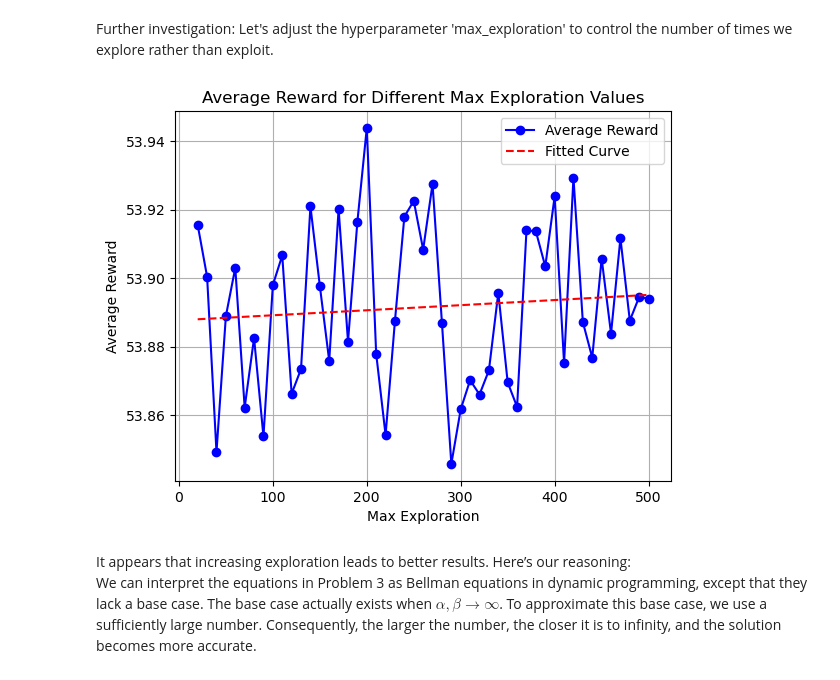
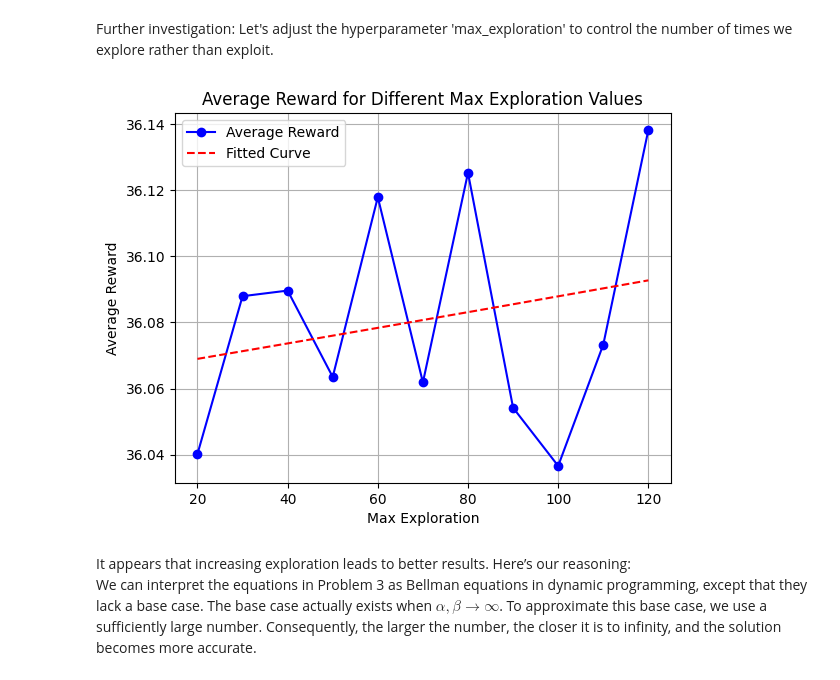
Before and after one commit to XiongWenye/Bandit-Learning, a Jupyter notebook: Part_II_Bayesian_Bandit_Algorithms/Bayesian_Bandit_Algorithms.ipynb, the cells around one changed output. Drawn from its saved outputs; the diff is of its cells as text; code cells hidden in the pictures.

```diff
--- a/Part_II_Bayesian_Bandit_Algorithms/Bayesian_Bandit_Algorithms.ipynb
+++ b/Part_II_Bayesian_Bandit_Algorithms/Bayesian_Bandit_Algorithms.ipynb
@@ -367,7 +367,7 @@ test_rewards_optimal = np.zeros(test_runs)
 N_short = 100
 gamma_close_to_1 = 0.99
 
-counter_alpha = [200, 1]
+counter_alpha = [1, 1]
 counter_beta = [1, 1]
 # Different scenarios of true probabilities
 counter_true_thetas = [
@@ -434,42 +434,42 @@ test_rewards_optimal = np.zeros(test_runs)
 N_short = 100
 gamma_close_to_1 = 0.99
 
-counter_alpha = [200, 1]
+counter_alpha = [1, 1]
 counter_beta = [1, 1]
-counter_true_theta = np.array([0.85, 0.9])
+counter_true_theta = np.array([0.5, 0.6])
 
 avg_rewards_per_exploration = []
 
-explore = [i for i in range(20, 501, 10)]
+explore = [i for i in range(20, 121, 10)]
 
 for max_exploration in explore:
     total_rewards = []
 
     for i in range(test_runs):
         local_alpha = counter_alpha.copy()
         local_beta = counter_beta.copy()
         test_rewards_optimal[i] = optimal_policy(N_short, gamma_close_to_1, counter_true_theta, local_alpha, local_beta, max_exploration)
 
     avg_r_optimal = np.mean(test_rewards_optimal)
     avg_rewards_per_exploration.append(avg_r_optimal)
 
 plt.plot(explore, avg_rewards_per_exploration, marker='o', linestyle='-', color='b')
 plt.xlabel('Max Exploration')
 plt.ylabel('Average Reward')
 plt.title('Average Reward for Different Max Exploration Values')
 plt.grid(True)
 
 # 数据拟合成一条曲线
 z = np.polyfit(explore, avg_rewards_per_exploration, 2)
 p = np.poly1d(z)
 
 plt.plot(explore, p(explore), 'r--')
 plt.legend(['Average Reward', 'Fitted Curve'])
 
 
 plt.show()
 # %% [output]
-[figure, old version]
+[figure, new version]
 # %% [markdown]
 It appears that increasing exploration leads to better results. Here’s our reasoning:
 We can interpret the equations in Problem 3 as Bellman equations in dynamic programming, except that they lack a base case. The base case actually exists when $\alpha, \beta \to \infty$. To approximate this base case, we use a sufficiently large number. Consequently, the larger the number, the closer it is to infinity, and the solution becomes more accurate.
```
Also changed, not shown: parts of 1 cell of this notebook.
